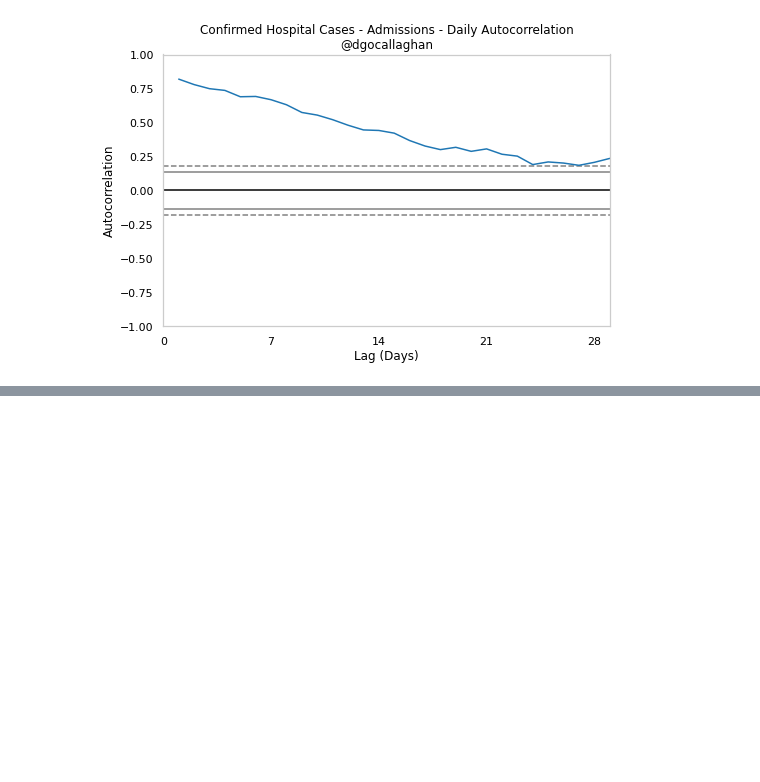
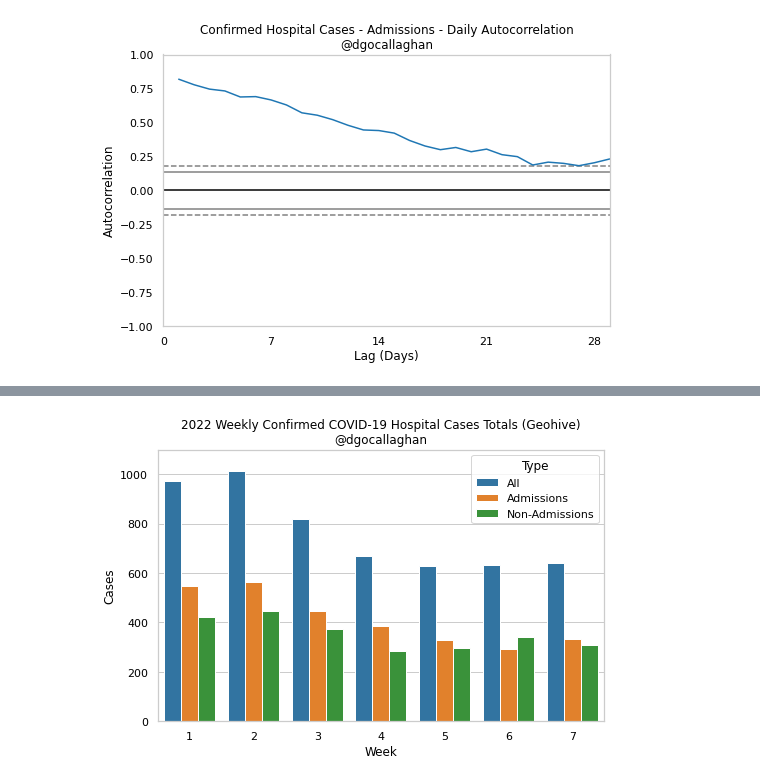
Before and after one commit to derekocallaghan/covid19data, a Jupyter notebook: notebooks/Daily Reported Cases.ipynb, the cells around one changed output, grey strips where cells are left out. Drawn from its saved outputs; the diff is of its cells as text; code cells hidden in the pictures; blank space fills up the shorter version.

```diff
--- a/notebooks/Daily Reported Cases.ipynb
+++ b/notebooks/Daily Reported Cases.ipynb
@@ -258,11 +310,13 @@ whdf
 # %%
-whdf = hdf[(hdf.Date>='2022-01-01') & (hdf.Date<'2022-02-12')].resample('7D', on='Date').sum().reset_index()
+whdf = hdf[(hdf.Date>='2022-01-01') & (hdf.Date<'2022-02-19')].resample('7D', on='Date').sum().reset_index()
 d = timedelta(days=6)
 whdf['strdate'] = whdf.Date.apply(lambda x: (x+d).strftime('%Y-%m-%d'))
 whdf['Week'] = whdf.index+1
 ax=sns.barplot(data=pd.melt(whdf[['Week', 'All', 'Admissions', 'Non-Admissions']], id_vars='Week', var_name='Type', value_name='Cases'), x='Week', y='Cases', hue='Type')
 #ax=sns.lineplot(data=pd.melt(whdf[['Week', 'All', 'Admissions', 'Non-Admissions']], id_vars='Week', var_name='Type', value_name='Cases'), x='Week', y='Cases', hue='Type')
 #ax.set_xticks(whdf.Week);
 ax.set_ylim((0, 1100))
 ax.set_title('2022 Weekly Confirmed COVID-19 Hospital Cases Totals (Geohive)\n@dgocallaghan')
 plt.savefig(f'./figures/reported_hosp_casetypes_weekly.png', bbox_inches='tight')
+# %% [output]
+[figure, added]
```
Also changed, not shown: parts of 23 cells of this notebook, 4 other files.
